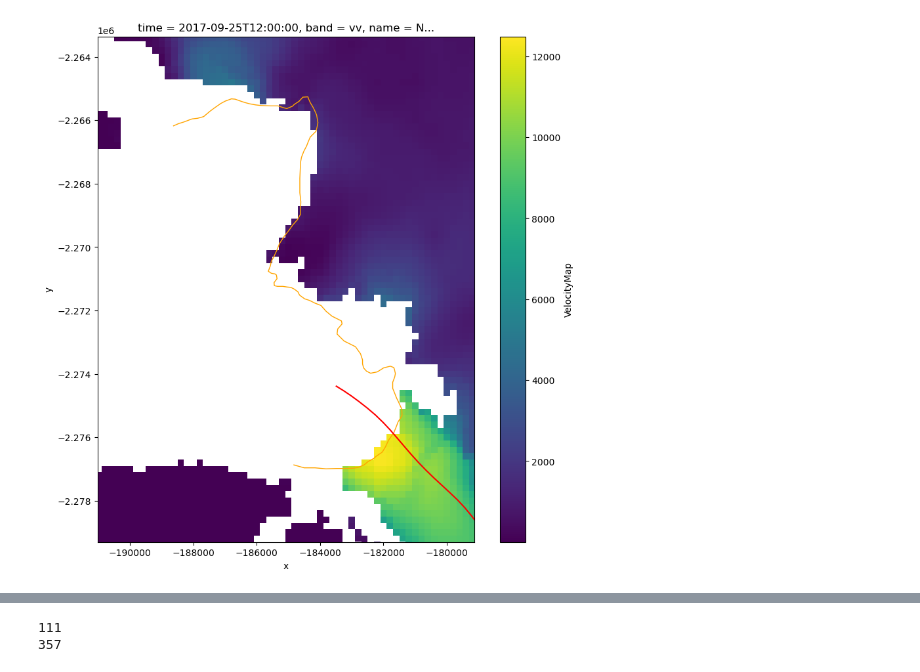
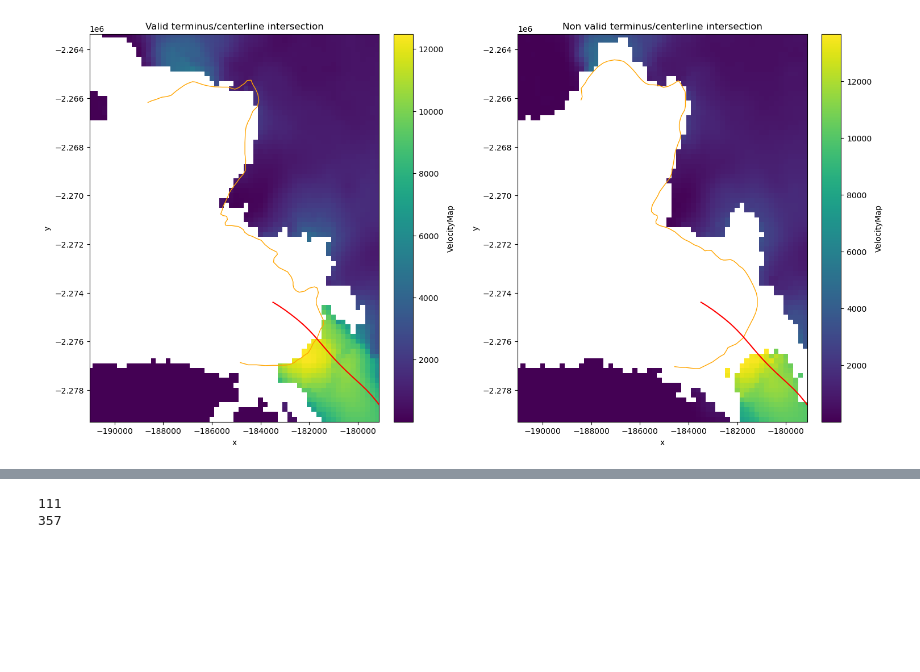
Before and after one commit to sofiasuhinin/Jakobshavn-Isbrae-CalvingStatistics, a Jupyter notebook: calvingseries.ipynb, the cells around one changed output, grey strips where cells are left out. Drawn from its saved outputs; the diff is of its cells as text; code cells hidden in the pictures; blank space fills up the shorter version.

Commit message:
reformated, converted intersect function to xarray, changed rate --> magnitude

```diff
--- a/calvingseries.ipynb
+++ b/calvingseries.ipynb
@@ -151,14 +168,63 @@ plt.show()
 # %%
-#visualising velocity, terminus and centerline on one with a non valid intersection value
+#visualising velocity, terminus and centerline on one with a VALID intersection value
     #velocity: 2017-10-01 12:00:00
     #terminus: 2017-10-01 00:00:00
-sampletime = 113
+sampletime1 = 113
 
-vel_time = velocity["time"].isel(time=sampletime).values
+vel_time = velocity["time"].isel(time=sampletime1).values
 nearest_time = (terminus["Date"]- vel_time).abs().idxmin() #calc nearest terminus(Date) and vel time
 term_time = terminus.loc[[nearest_time]] #this selects the terminus geometry from the nearest_time
 
-vel_slice = velocity["VelocityMap"].isel(band=2, time=sampletime)
+vel_slice = velocity["VelocityMap"].isel(band=2, time=sampletime1)
+
+#CHECK:are these the same day/near?
+t_vel = pd.to_datetime(vel_time)
+t_term = term_time["Date"].iloc[0]
+print("velocity:", t_vel)
+print("terminus:", t_term)
+
+vel_slice = vel_slice.assign_coords(
+    x=("x", x_vals),
+    y=("y", y_vals),
+)
+nrow, ncol = (1, 2)
+
+fig, ax = plt.subplots(
+    figsize=(15, 15),
+    layout ='compressed',
+    nrows = nrow,
+    ncols = ncol,
+)
+
+vel_slice.plot(
+    ax=ax[0],
+    x="x",
+    y="y",
+    add_colorbar=True,
+)
+
+term_time.plot(
+    ax=ax[0],
+    facecolor="none",
+    edgecolor="orange",
+    linewidth=1,
+)
+
+centreline_gs = gpd.GeoSeries([centreline_shape], crs=terminus.crs if hasattr(terminus, "crs") else None)
+centreline_gs.plot(
+    ax=ax[0],
+    color="red",
+    linewidth=1.5,
+)
+
+#visualising velocity, terminus and centerline on one with a NON VALID intersection value
+sampletime2 = 300
+
+vel_time = velocity["time"].isel(time=sampletime2).values
+nearest_time = (terminus["Date"]- vel_time).abs().idxmin() #calc nearest terminus(Date) and vel time
+term_time = terminus.loc[[nearest_time]] #this selects the terminus geometry from the nearest_time
+
+vel_slice = velocity["VelocityMap"].isel(band=2, time=sampletime2)
 
 #CHECK:are these the same day/near?
 t_vel = pd.to_datetime(vel_time)
@@ -171,17 +237,15 @@ vel_slice = vel_slice.assign_coords(
     y=("y", y_vals),
 )
 
-fig, ax = plt.subplots(figsize=(10, 10))
-
 vel_slice.plot(
-    ax=ax,
+    ax=ax[1],
     x="x",
     y="y",
     add_colorbar=True,
 )
 
 term_time.plot(
-    ax=ax,
+    ax=ax[1],
     facecolor="none",
     edgecolor="orange",
     linewidth=1,
@@ -189,7 +253,7 @@ term_time.plot(
 
 centreline_gs = gpd.GeoSeries([centreline_shape], crs=terminus.crs if hasattr(terminus, "crs") else None)
 centreline_gs.plot(
-    ax=ax,
+    ax=ax[1],
     color="red",
     linewidth=1.5,
 )
@@ -199,9 +263,14 @@ xmin, ymin, xmax, ymax = terminus.total_bounds
 
 z00m = 500
 
-ax.set_xlim(xmin - z00m, xmax + z00m)
-ax.set_ylim(ymin - z00m, ymax + z00m)
+for a in ax:
+    a.set_xlim(xmin - z00m, xmax + z00m)
+    a.set_ylim(ymin - z00m, ymax + z00m)
 
+ax[0].set_title("Valid terminus/centerline intersection")
+ax[1].set_title("Non valid terminus/centerline intersection")
+
+plt.tight_layout
 plt.show()
 # %% [output]
 velocity: 2017-09-25 12:00:00
@@ -209 +280 @@ terminus: 2017-09-25 00:00:00
-[figure, old version]
+[figure, new version]
```
Also changed, not shown: parts of 22 cells of this notebook.
